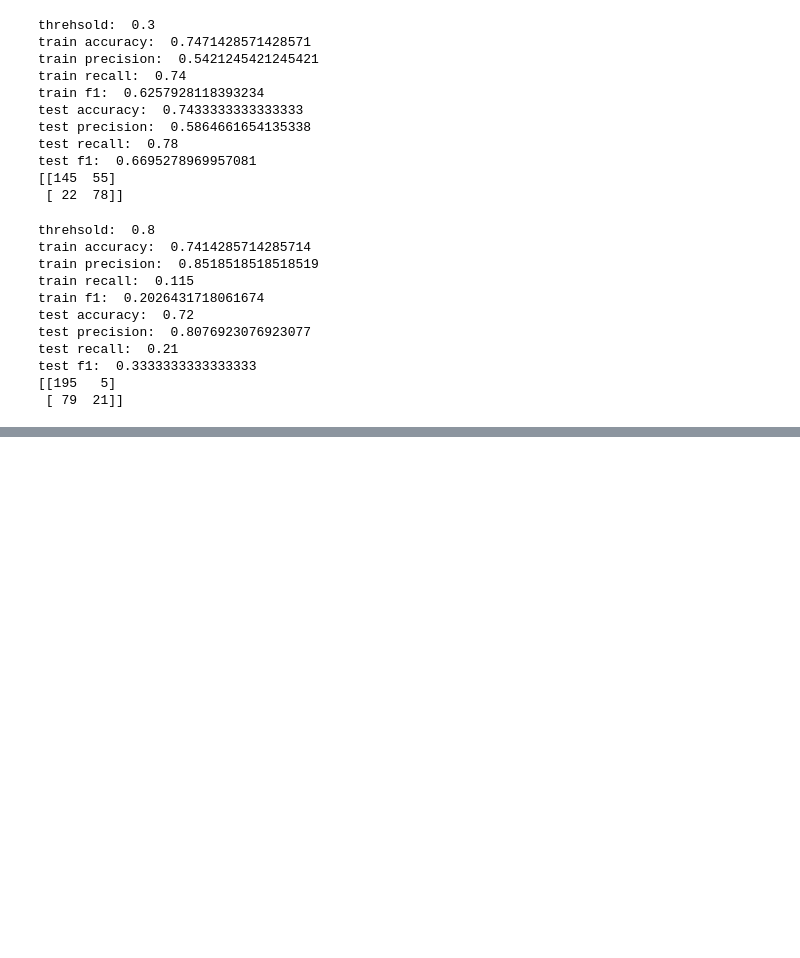
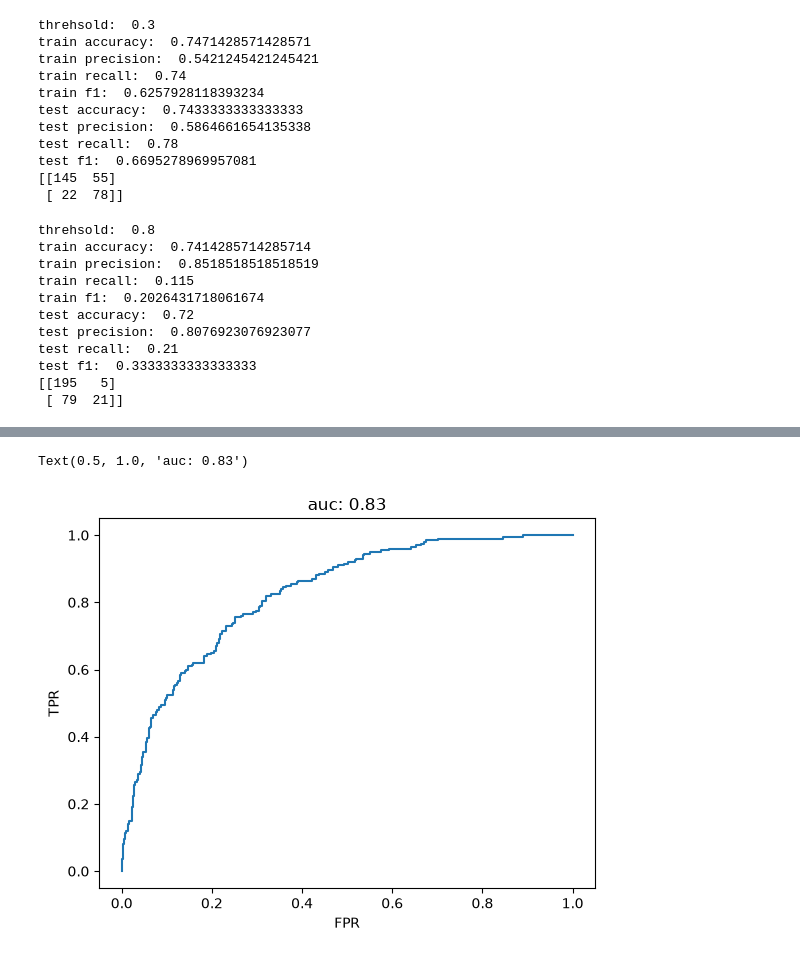
Before and after one commit to aioskill/genai2026, a Jupyter notebook: notebooks/ML/Classification.ipynb, the cells around one changed output, grey strips where cells are left out. Drawn from its saved outputs; the diff is of its cells as text; code cells hidden in the pictures; blank space fills up the shorter version.

```diff
--- a/notebooks/ML/Classification.ipynb
+++ b/notebooks/ML/Classification.ipynb
@@ -399,0 +438,30 @@ pd.Series(scores).plot.bar()
+# %%
+target = "default"
+y = df[target]
+X = pd.get_dummies(df.drop(columns=[target]), drop_first=True)
+le = preprocessing.LabelEncoder()
+y = le.fit_transform(y)
+X_train, X_test, y_train, y_test = model_selection.train_test_split(X, y, test_size=0.3, random_state=123)
+
+scaler = preprocessing.StandardScaler()
+X_train = scaler.fit_transform(X_train)
+X_test = scaler.transform(X_test)
+
+
+est = linear_model.LogisticRegression()
+est.fit(X_train, y_train) # train the model
+
+y_train_prob = est.predict_proba(X_train)[:, 1]
+y_test_prob = est.predict_proba(X_test)[:, 1]
+
+fpr, tpr, thresholds = metrics.roc_curve(y_train, y_train_prob)
+
+auc = metrics.auc(fpr, tpr)
+
+plt.plot(fpr, tpr)
+plt.xlabel("FPR")
+plt.ylabel("TPR")
+plt.title(f"auc: {auc:.2f}")
+# %% [output]
+Text(0.5, 1.0, 'auc: 0.83')
+[figure, added]
```
Also changed, not shown: parts of 13 cells of this notebook.
